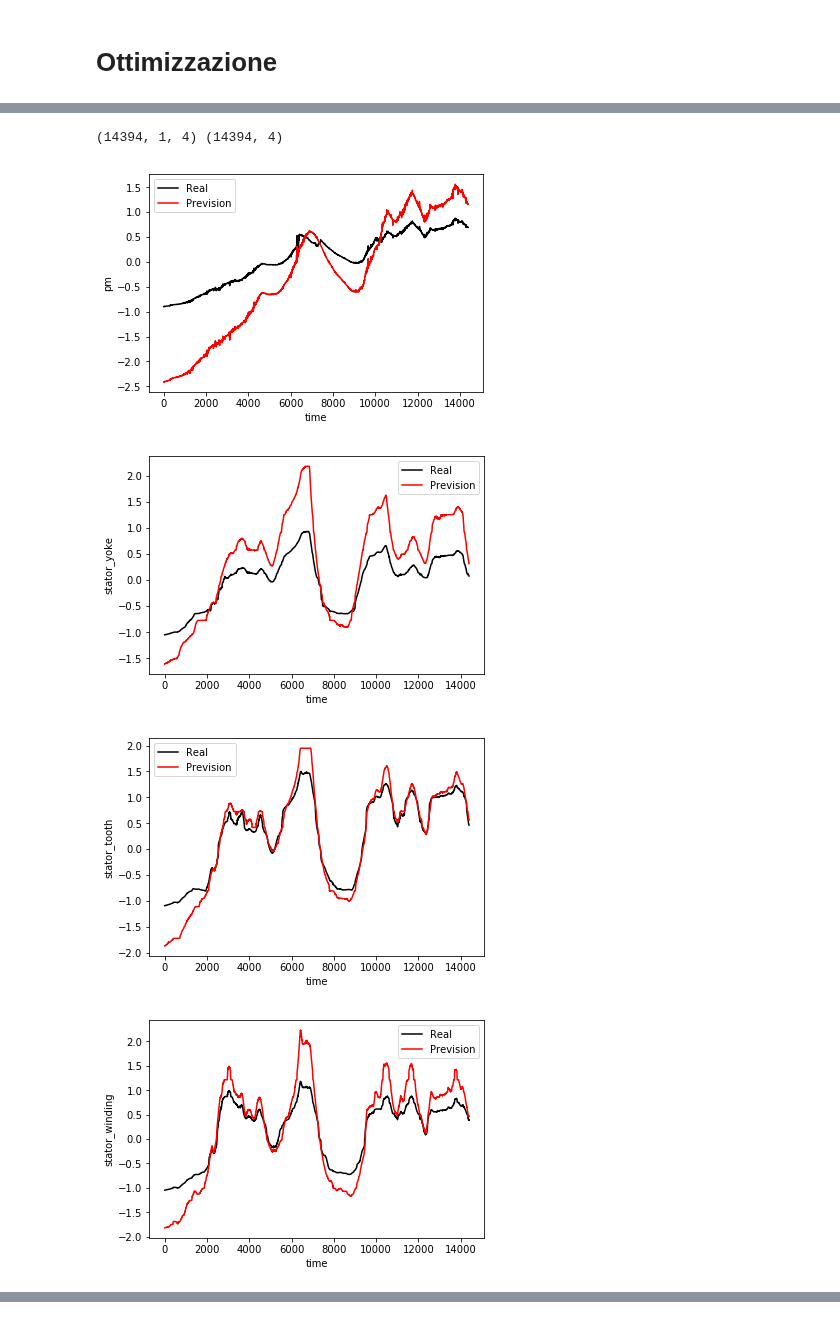
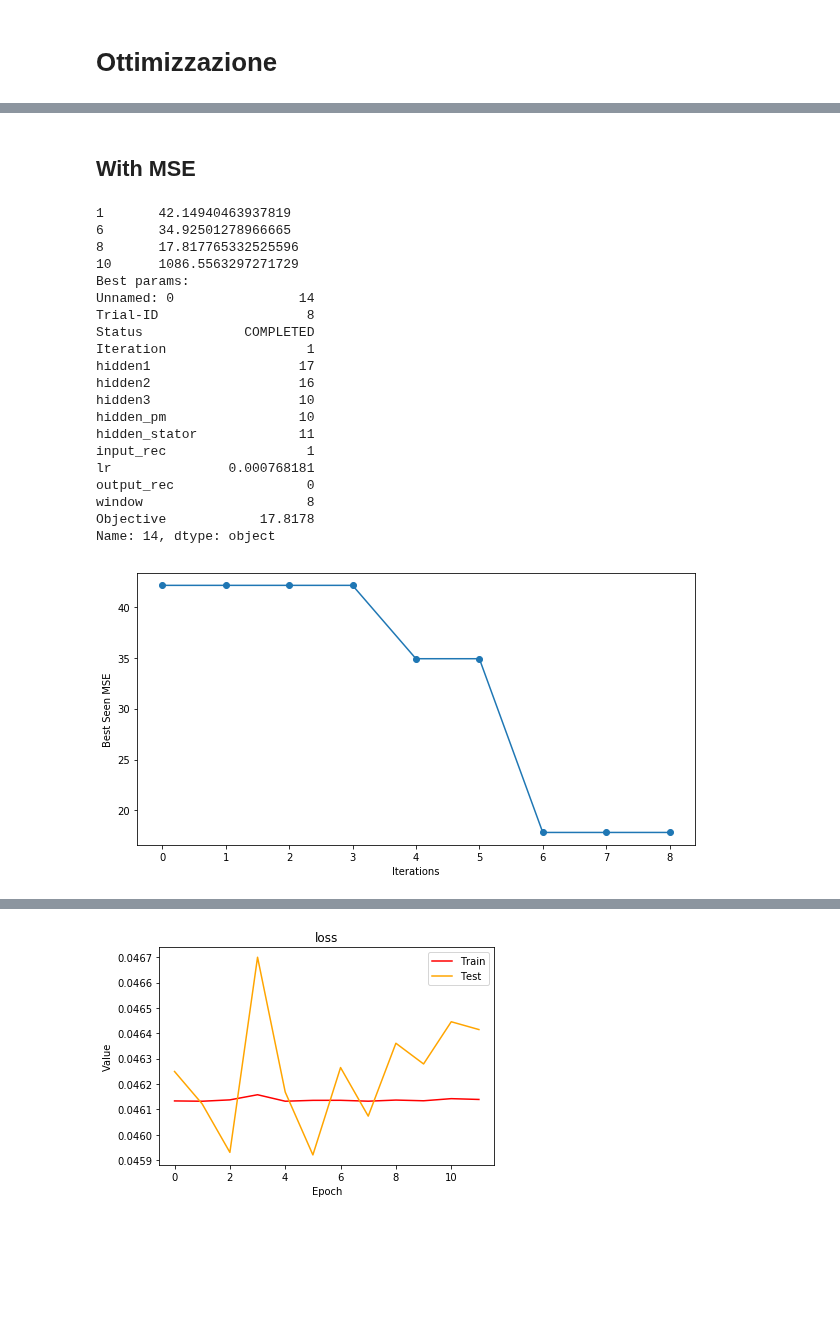
Before and after one commit to moiraghif/Electric-Motor-Temperature, a Jupyter notebook: Rete.ipynb, the cells around one changed output, grey strips where cells are left out. Drawn from its saved outputs; the diff is of its cells as text; code cells hidden in the pictures; blank space fills up the shorter version.

```diff
--- a/Rete.ipynb
+++ b/Rete.ipynb
@@ -438,2 +455,0 @@ def optimize(train_set, test_set, epochs=100):
-# %%
-optimize(TRAIN_SET_TENSOR, TEST_SET_TENSOR, 250)
@@ -468,4 +455,0 @@ INFO:GP:adding kernel and likelihood as parameters
-# %%
-results = pd.read_csv("./results/AutoML_RNN.csv")
-results = results[results["Status"] == "COMPLETED"]
-results.head()
@@ -489,9 +455,0 @@ plt.show()
-# %%
-best_params = results.iloc[results["Objective"].idxmin()]
-
-best_model = torch.load("./models/best_model_rnn")
-best_optimizer = torch.optim.Adam(params=best_model.parameters(),
-                                  lr=best_params["lr"])
-loss_fn = torch.nn.MSELoss()
-
-print(best_model)
@@ -516,5 +455,0 @@ Custom_RNN(
-# %%
-history = train(best_model, loss_fn, best_optimizer,
-                TRAIN_SET_TENSOR, TEST_SET_TENSOR,
-                previous_size=int(best_params["window"]),
-                early_stopping=stop_early(5, 2))
@@ -531,8 +455,0 @@ plot_history(history)
-# %%
-print_predictions(best_model, TEST_SET_TENSOR[0], int(best_params["window"]))
-# %% [output]
-(14394, 1, 4) (14394, 4)
-[figure, removed]
-[figure, removed]
-[figure, removed]
-[figure, removed]
@@ -538,0 +504,28 @@ print_predictions(best_model, TEST_SET_TENSOR[0], int(best_params["window"]))
+# %% [markdown]
+## With MSE
+# %%
+print_optimization_results(TRAIN_SET_TENSOR, TEST_SET_TENSOR,
+                           "MSE", loss_fn=torch.nn.MSELoss(),
+                           epochs=10, force_retrain=True)
+# %% [output]
+1       42.14940463937819
+6       34.92501278966665
+8       17.817765332525596
+10      1086.5563297271729
+Best params:
+Unnamed: 0                14
+Trial-ID                   8
+Status             COMPLETED
+Iteration                  1
+hidden1                   17
+hidden2                   16
+hidden3                   10
+hidden_pm                 10
+hidden_stator             11
+input_rec                  1
+lr               0.000768181
+output_rec                 0
+window                     8
+Objective            17.8178
+Name: 14, dtype: object
+[figure, added]
@@ -538,0 +533 @@ print_predictions(best_model, TEST_SET_TENSOR[0], int(best_params["window"]))
+[figure, added]
```
Also changed, not shown: parts of 23 cells of this notebook, 2 other files.
